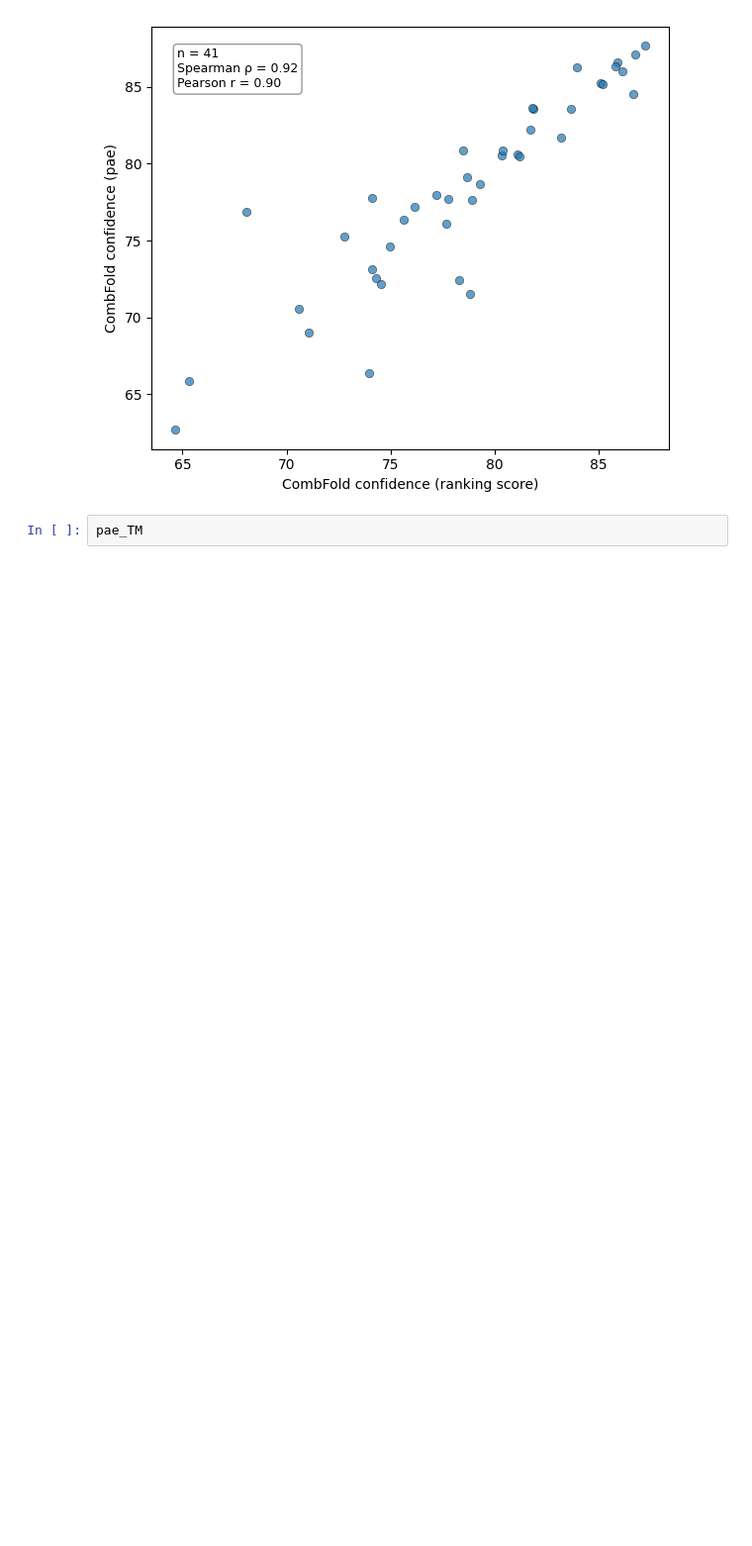
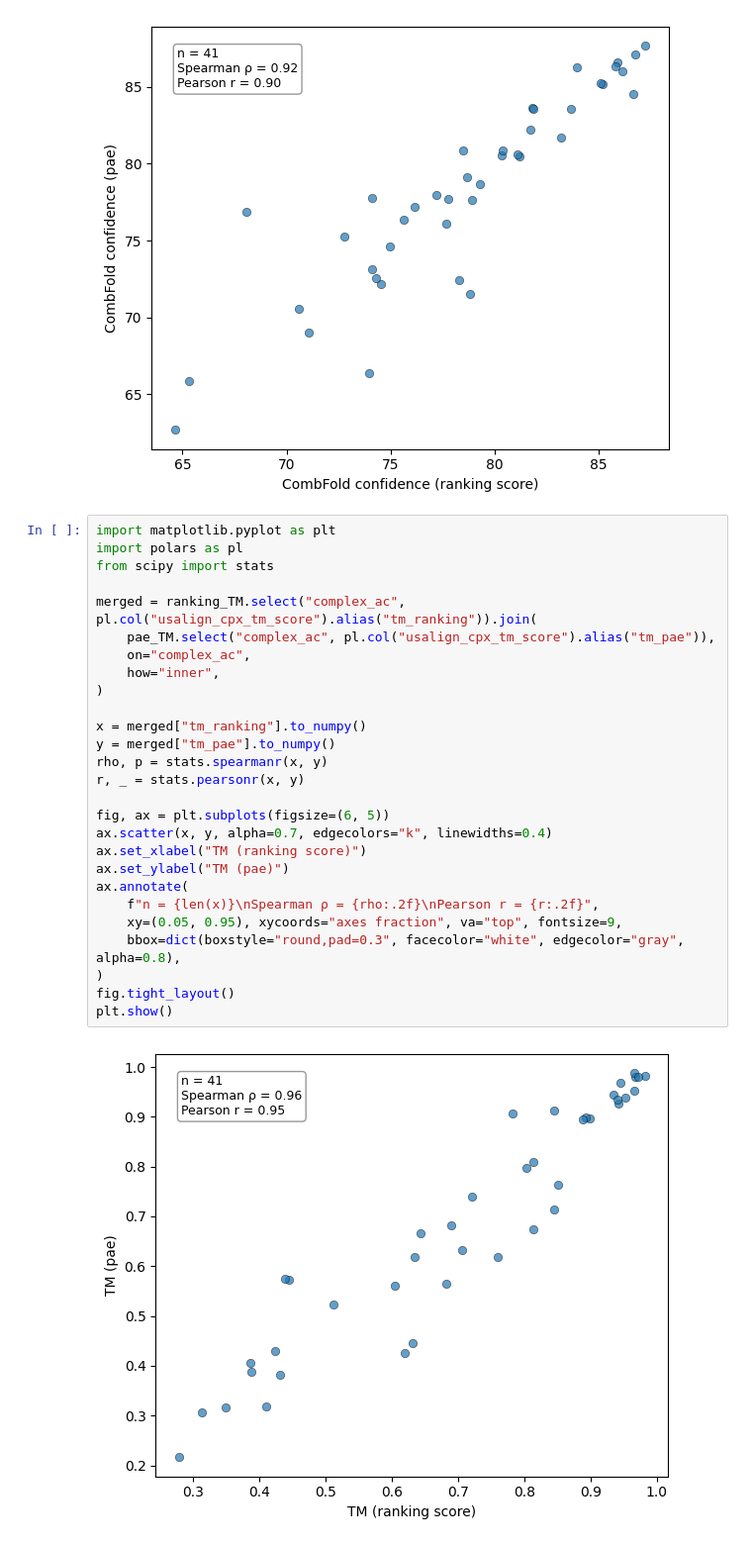
Before and after one commit to Kim-Dammer/master_thesis, a Jupyter notebook: notebooks/23_Determine_best_metric_for_input_model.ipynb, the cells around one changed output. Shown at 99% size. Saved outputs shown, nothing was run; the diff lists cells and outputs as text; blank space fills up the shorter version.

```diff
--- a/notebooks/23_Determine_best_metric_for_input_model.ipynb
+++ b/notebooks/23_Determine_best_metric_for_input_model.ipynb
@@ -639,4 +641,31 @@ plt.show()
 # %% [output]
 [figure]
 # %%
-pae_TM
+import matplotlib.pyplot as plt
+import polars as pl
+from scipy import stats
+
+merged = ranking_TM.select("complex_ac", pl.col("usalign_cpx_tm_score").alias("tm_ranking")).join(
+    pae_TM.select("complex_ac", pl.col("usalign_cpx_tm_score").alias("tm_pae")),
+    on="complex_ac",
+    how="inner",
+)
+
+x = merged["tm_ranking"].to_numpy()
+y = merged["tm_pae"].to_numpy()
+rho, p = stats.spearmanr(x, y)
+r, _ = stats.pearsonr(x, y)
+
+fig, ax = plt.subplots(figsize=(6, 5))
+ax.scatter(x, y, alpha=0.7, edgecolors="k", linewidths=0.4)
+ax.set_xlabel("TM (ranking score)")
+ax.set_ylabel("TM (pae)")
+ax.annotate(
+    f"n = {len(x)}\nSpearman ρ = {rho:.2f}\nPearson r = {r:.2f}",
+    xy=(0.05, 0.95), xycoords="axes fraction", va="top", fontsize=9,
+    bbox=dict(boxstyle="round,pad=0.3", facecolor="white", edgecolor="gray", alpha=0.8),
+)
+fig.tight_layout()
+plt.show()
+# %% [output]
+[figure, added]
```
Also changed, not shown: parts of 3 cells of this notebook, 28 other files.
